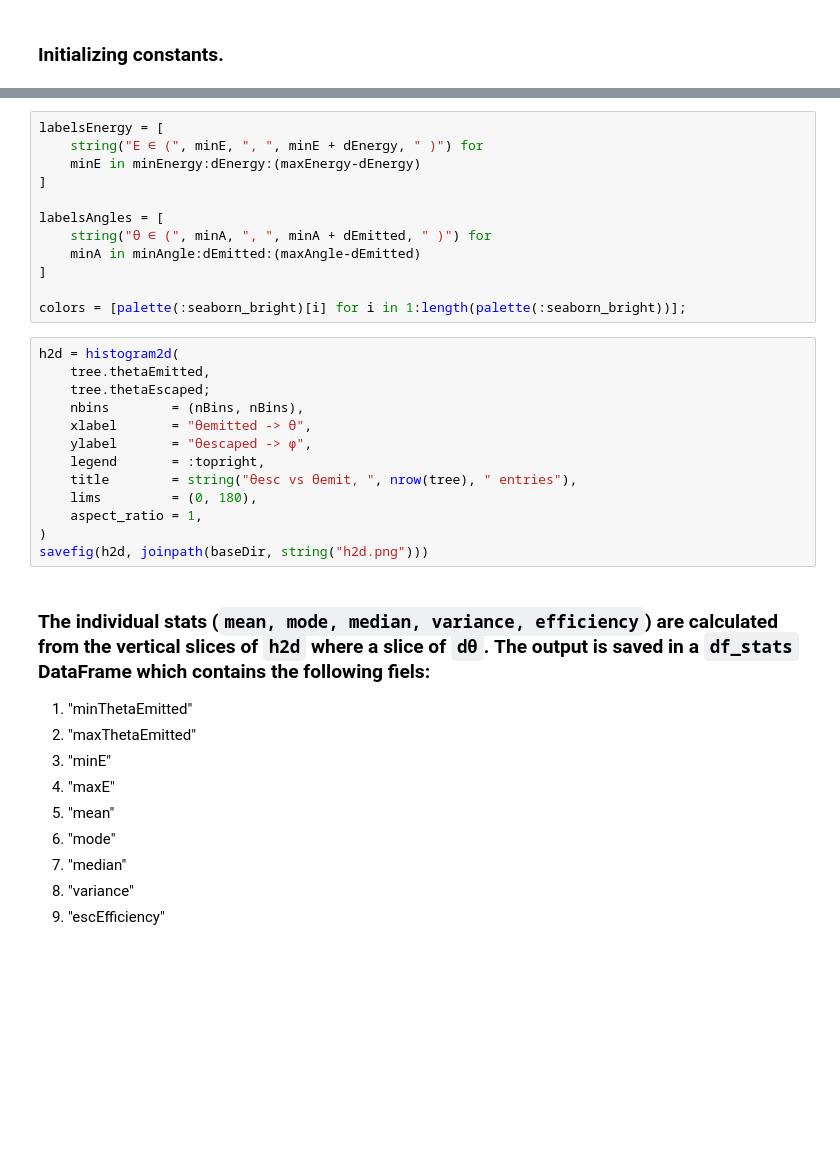
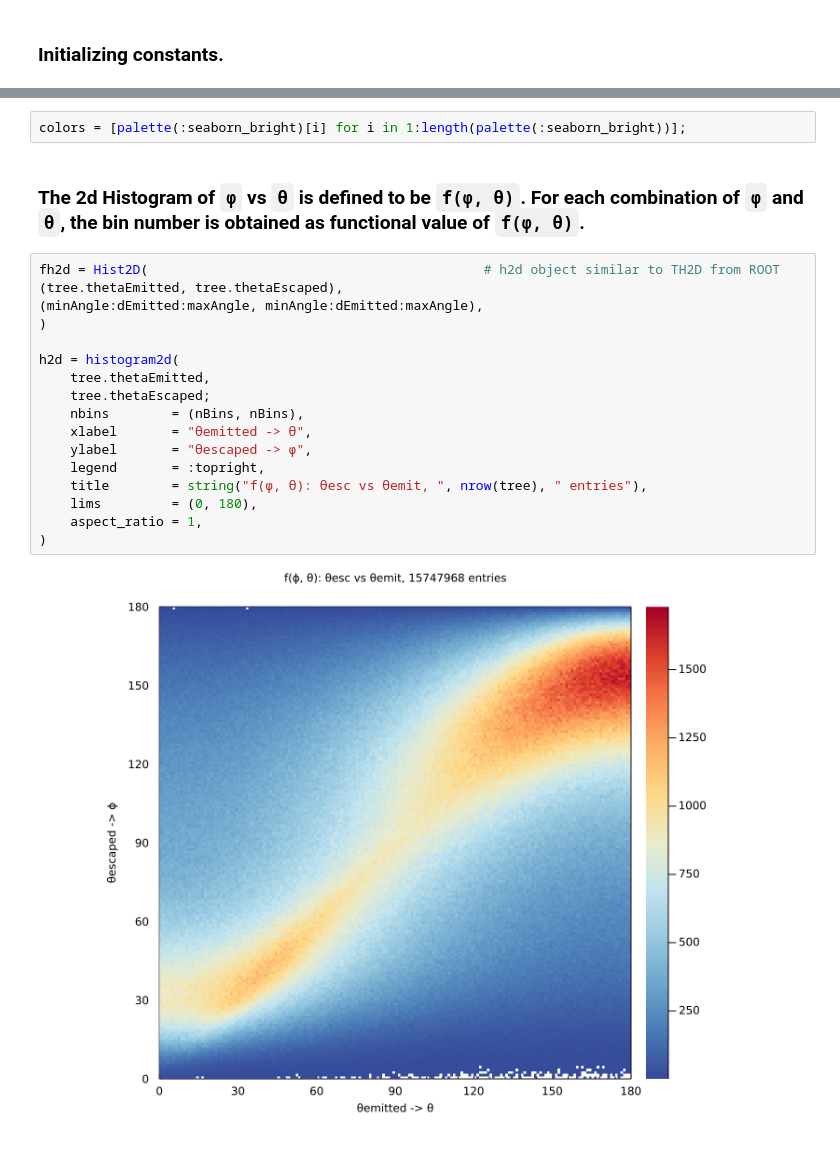
Before and after one commit to Shoram444/SNAngularCorrelationDEPRECATED, a Jupyter notebook: AngularCorrelations/AngularCorrelation.ipynb, the cells around one changed output, grey strips where cells are left out. Cells and saved outputs as stored; diff of their text form; blank space fills up the shorter version.

```diff
--- a/AngularCorrelations/AngularCorrelation.ipynb
+++ b/AngularCorrelations/AngularCorrelation.ipynb
@@ -54,36 +54,23 @@ xPts = minAngle:dEmitted:(maxAngle - dEmitted) # x-points for plotting
-# %%
-labelsEnergy = [
-    string("E ∈ (", minE, ", ", minE + dEnergy, " )") for
-    minE in minEnergy:dEnergy:(maxEnergy-dEnergy)
-]
-
-labelsAngles = [
-    string("θ ∈ (", minA, ", ", minA + dEmitted, " )") for
-    minA in minAngle:dEmitted:(maxAngle-dEmitted)
-]
-
-colors = [palette(:seaborn_bright)[i] for i in 1:length(palette(:seaborn_bright))];
+# %%
+colors = [palette(:seaborn_bright)[i] for i in 1:length(palette(:seaborn_bright))];
+# %% [markdown]
+### The 2d Histogram of ``ϕ`` vs ``θ`` is defined to be ``f(ϕ, θ)``. For each combination of ``ϕ`` and ``θ``, the bin number is obtained as functional value of ``f(ϕ, θ)``.
 # %%
+fh2d = Hist2D(                                           # h2d object similar to TH2D from ROOT
+(tree.thetaEmitted, tree.thetaEscaped),
+(minAngle:dEmitted:maxAngle, minAngle:dEmitted:maxAngle),
+)
+
 h2d = histogram2d(
     tree.thetaEmitted,
     tree.thetaEscaped;
     nbins        = (nBins, nBins),
     xlabel       = "θemitted -> θ",
     ylabel       = "θescaped -> ϕ",
     legend       = :topright,
-    title        = string("θesc vs θemit, ", nrow(tree), " entries"),
+    title        = string("f(ϕ, θ): θesc vs θemit, ", nrow(tree), " entries"),
     lims         = (0, 180),
     aspect_ratio = 1,
 )
-savefig(h2d, joinpath(baseDir, string("h2d.png")))
+# %% [output]
+[figure, added]
-# %% [markdown]
-### The individual stats (``mean, mode, median, variance, efficiency``) are calculated from the vertical slices of ``h2d`` where a slice of ``dθ``. The output is saved in a ``df_stats`` DataFrame which contains the following fiels:
-1. "minThetaEmitted"
-2. "maxThetaEmitted"
-3. "minE"
-4. "maxE"
-5. "mean"
-6. "mode"
-7. "median"
-8. "variance"
-9. "escEfficiency"
```
Also changed, not shown: parts of 12 cells of this notebook.
